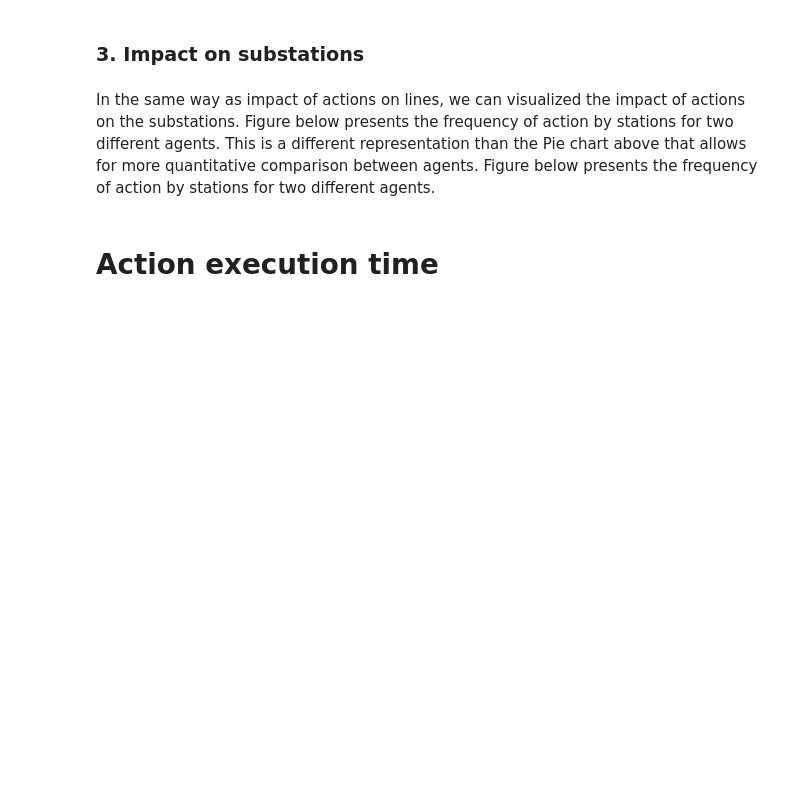
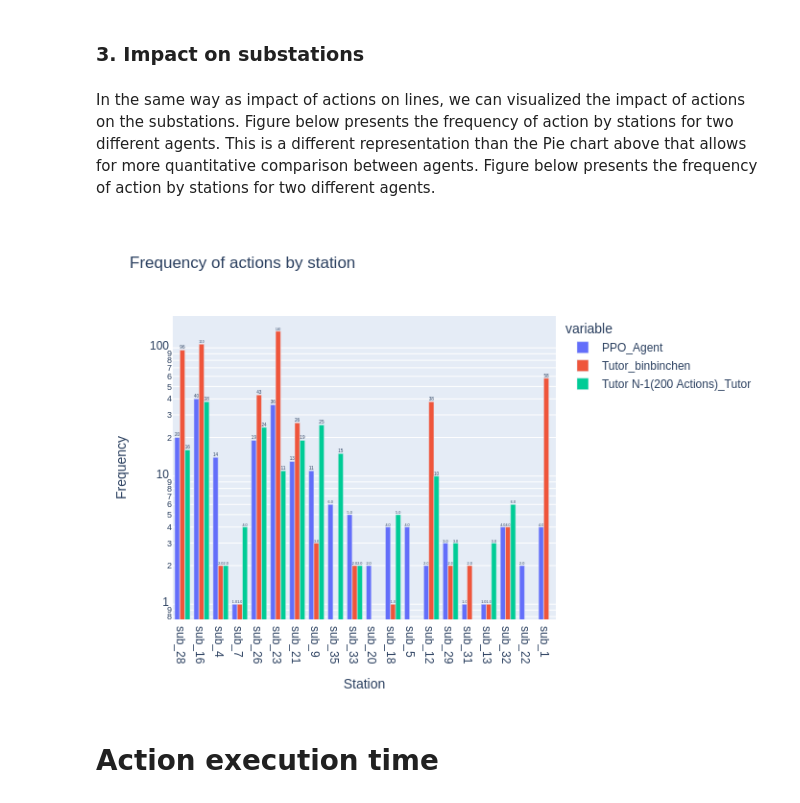
Before and after one commit to seifou23i/Grid2Bench, a Jupyter notebook: getting_started/Getting_Started.ipynb, the cells around one changed output. Cells and saved outputs as stored; diff of their text form; code cells hidden in the pictures; blank space fills up the shorter version.

```diff
--- a/getting_started/Getting_Started.ipynb
+++ b/getting_started/Getting_Started.ipynb
@@ -207,10 +219,13 @@ interact(f, x=w);
 In the same way as impact of actions on lines, we can visualized the impact of actions on the substations. Figure below presents the frequency of action by stations for two different agents.
 This is a different representation than the Pie chart above that allows for more quantitative comparison between agents. Figure below presents the frequency of action by stations for two different agents.
 # %%
-aa.plot_actions_freq_by_station(
+fig = aa.plot_actions_freq_by_station(
     agents_results,
     yaxis_type = 'log'
 )
+fig.show("png")
+# %% [output]
+[figure, added]
 # %% [markdown]
 # <a class="anchor" id="execution_time">Action execution time</a>
 # %% [markdown]
```
Also changed, not shown: parts of 18 cells of this notebook.
